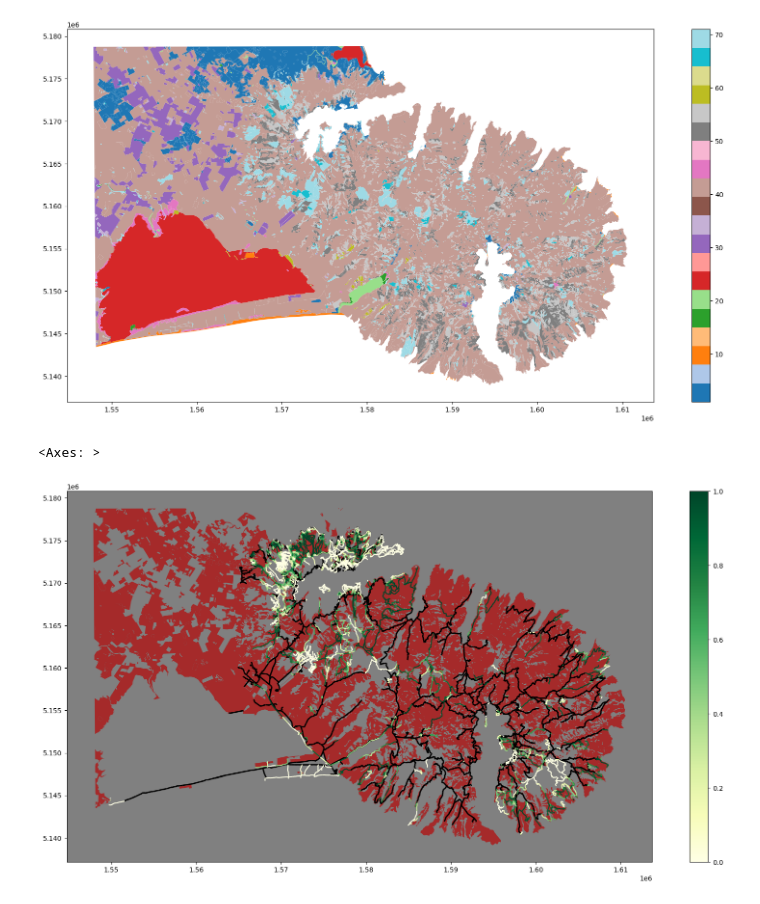
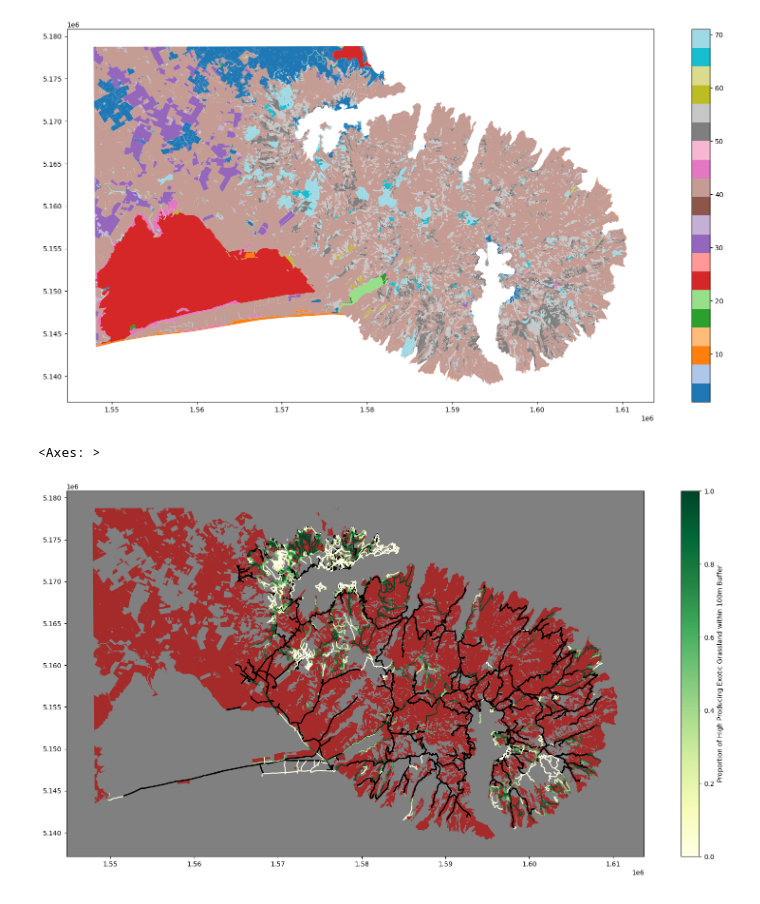
Before and after one commit to MaxwellBusby/banks-peninsula-organic-data-processing, a Jupyter notebook: GWR_Preprocessing.ipynb, the cells around one changed output. Cells and saved outputs as stored; diff of their text form; code cells hidden in the pictures.

```diff
--- a/GWR_Preprocessing.ipynb
+++ b/GWR_Preprocessing.ipynb
@@ -495,12 +504,17 @@ strava_gwr_features = gpd.read_file(GWR_GDF_PATH).to_crs(epsg=2193)
 # %%
 def calculate_landcover_proportions(strava_gwr_features, landcover):
     strava_gwr_features = strava_gwr_features.copy()
+    existing_proportion_cols = [col for col in strava_gwr_features.columns if col.endswith('_proportion')]
+    existing_area_cols = [col for col in strava_gwr_features.columns if col.endswith('_area')]
+    if existing_proportion_cols or existing_area_cols:
+        strava_gwr_features.drop(columns=existing_proportion_cols + existing_area_cols, inplace=True, errors='ignore')
     road_mask = strava_gwr_features['road'].fillna(False).astype(bool)
     buffer_geometries = strava_gwr_features.geometry.buffer(100)  # Buffer of 100 meters
     buffer_areas = buffer_geometries.area
+    proportion_cols = []
 
-    for landcover_type in landcover['Name_2023'].dropna().unique():
-        landcover_subset = landcover.loc[landcover['Name_2023'] == landcover_type, 'geometry']
+    for landcover_type in landcover['Class_2023'].dropna().unique():
+        landcover_subset = landcover.loc[landcover['Class_2023'] == landcover_type, 'geometry']
         landcover_geom = landcover_subset.union_all() if hasattr(landcover_subset, 'union_all') else landcover_subset.unary_union
 
         area_col = f'{landcover_type}_area'
@@ -514,7 +528,14 @@ def calculate_landcover_proportions(strava_gwr_features, landcover):
         strava_gwr_features[proportion_col] = (
             strava_gwr_features[area_col] / buffer_areas.replace(0, float('nan'))
         ).fillna(0)
+        proportion_cols.append(proportion_col)
 
         strava_gwr_features.drop(columns=[area_col], inplace=True)
+
+    if proportion_cols:
+        nonroad_rows = ~road_mask
+        row_totals = strava_gwr_features.loc[nonroad_rows, proportion_cols].sum(axis=1)
+        row_totals = row_totals.replace(0, np.nan)
+        strava_gwr_features.loc[nonroad_rows, proportion_cols] = strava_gwr_features.loc[nonroad_rows, proportion_cols].div(row_totals, axis=0).fillna(0)
     strava_gwr_features.drop(columns=['buffer_100m'], inplace=True, errors='ignore')
     return strava_gwr_features
@@ -538,10 +579,10 @@ landcover.plot(column='Class_2023', cmap='tab20', legend=True, figsize=(20, 10))
 # %%
 fig, ax = plt.subplots(figsize=(20, 10))
 ax.set_facecolor('grey')
 road_features = strava_gwr_features_ped[strava_gwr_features_ped['road'] == True]
-plot = road_features.plot(ax=ax, color='black', linewidth=2)
-strava_gwr_features_ped[strava_gwr_features_ped['road'] == False].plot(column='High Producing Exotic Grassland_proportion', cmap='YlGn', legend=True, figsize=(20, 10), ax=ax)
-landcover[landcover['Name_2023']=='High Producing Exotic Grassland'].plot(facecolor='brown', legend=True, figsize=(20, 10), ax=ax)
+plot = road_features.plot(ax=ax, color='black', linewidth=2, label='Road Features', legend=True)
+strava_gwr_features_ped[strava_gwr_features_ped['road'] == False].plot(column='High Producing Exotic Grassland_proportion', cmap='YlGn', legend=True, figsize=(20, 10), ax=ax, label='Trail Grassland Porportion', legend_kwds={'label': 'Proportion of High Producing Exotic Grassland within 100m Buffer'})
+landcover[landcover['Name_2023']=='High Producing Exotic Grassland'].plot(facecolor='brown', legend=True, figsize=(20, 10), ax=ax, label='High Producing Exotic Grassland')
 # %% [output]
 <Axes: >
-[figure, old version]
+[figure, new version]
```
Also changed, not shown: parts of 10 cells of this notebook.
